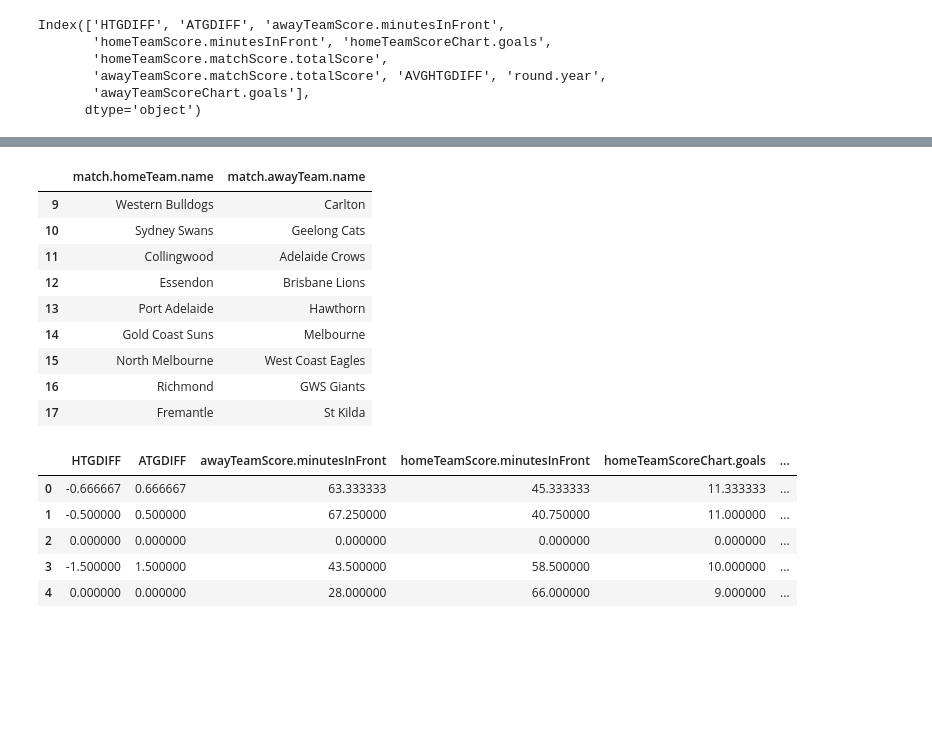
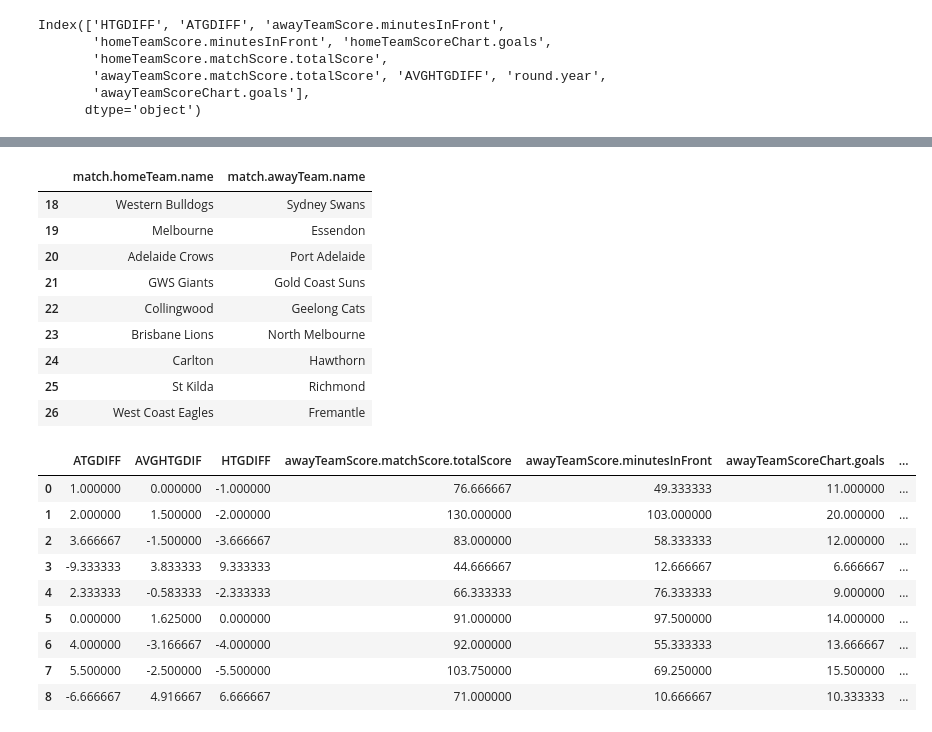
Before and after one commit to Sage-of-Sparta/probabilistic-afl-tipping, a Jupyter notebook: XGBoost_AFL_Prediction_Preprocessing.ipynb, the cells around one changed output, grey strips where cells are left out. Drawn from its saved outputs; the diff is of its cells as text; code cells hidden in the pictures; blank space fills up the shorter version.

Commit message:
run predictions for round 3

```diff
--- a/XGBoost_AFL_Prediction_Preprocessing.ipynb
+++ b/XGBoost_AFL_Prediction_Preprocessing.ipynb
@@ -52,7 +52,8 @@ df_fixture = pd.read_csv("data/fixture_2022.csv")
 print(df_fixture.shape)
 df_fixture.columns
 
-df_next_games_teams = df_fixture[(df_fixture['status'] != "CONCLUDED") & (df_fixture['round.roundNumber'] == 2)]
+# get right fixture rounds
+df_next_games_teams = df_fixture[(df_fixture['status'] != "CONCLUDED") & (df_fixture['round.roundNumber'] == 3)]
 df_next_games_teams = df_next_games_teams[['home.team.name','away.team.name']]
 df_next_games_teams = df_next_games_teams.rename(columns={'home.team.name': 'match.homeTeam.name', 'away.team.name': 'match.awayTeam.name'})
 df_next_games_teams
@@ -338,15 +339,15 @@ print(Y.shape)
 df_next_games_teams
 # %% [output]
 |  | match.homeTeam.name | match.awayTeam.name |
-| 9 | Western Bulldogs | Carlton |
-| 10 | Sydney Swans | Geelong Cats |
-| 11 | Collingwood | Adelaide Crows |
-| 12 | Essendon | Brisbane Lions |
-| 13 | Port Adelaide | Hawthorn |
-| 14 | Gold Coast Suns | Melbourne |
-| 15 | North Melbourne | West Coast Eagles |
-| 16 | Richmond | GWS Giants |
-| 17 | Fremantle | St Kilda |
+| 18 | Western Bulldogs | Sydney Swans |
+| 19 | Melbourne | Essendon |
+| 20 | Adelaide Crows | Port Adelaide |
+| 21 | GWS Giants | Gold Coast Suns |
+| 22 | Collingwood | Geelong Cats |
+| 23 | Brisbane Lions | North Melbourne |
+| 24 | Carlton | Hawthorn |
+| 25 | St Kilda | Richmond |
+| 26 | West Coast Eagles | Fremantle |
 # %%
 # how to make Z for test data
 
@@ -358,40 +359,44 @@ Z = pd.DataFrame()
 
 
 
 
 for index, row in df_next_games_teams.iterrows():
     home = row['match.homeTeam.name']
     away = row['match.awayTeam.name']
     tmp = df_all[(df_all['match.homeTeam.name']==home)&(df_all['match.awayTeam.name']==away)]
     tmp = tmp[predictable_columns].mean()
     #print("-----------")
     #print(tmp)
     #print("-----------")
 
     if math.isnan(tmp[0]):
         tmp[0] = 0
         tmp[1] = 0
         tmp[2] = 0
         tmp[3] = 0
         tmp[4] = 0
         tmp[5] = 0
         tmp[6] = 0
         tmp[7] = 0
         tmp[8] = 0
         tmp[9] = 0
 
 
     Z = Z.append({'HTGDIFF': tmp[0], 'ATGDIFF': tmp[1], 'awayTeamScore.minutesInFront': tmp[2], 'homeTeamScore.minutesInFront': tmp[3], 'homeTeamScoreChart.goals': tmp[4], 'homeTeamScore.matchScore.totalScore': tmp[5], 'awayTeamScore.matchScore.totalScore': tmp[6], 'AVGHTGDIF': tmp[7], 'round.year': 2022, 'awayTeamScoreChart.goals': tmp[9]}, ignore_index=True)
 
 
-Z.head()
+Z
 # %% [output]
-|  | HTGDIFF | ATGDIFF | awayTeamScore.minutesInFront | homeTeamScore.minutesInFront | homeTeamScoreChart.goals | ... |
-| 0 | -0.666667 | 0.666667 | 63.333333 | 45.333333 | 11.333333 | ... |
-| 1 | -0.500000 | 0.500000 | 67.250000 | 40.750000 | 11.000000 | ... |
-| 2 | 0.000000 | 0.000000 | 0.000000 | 0.000000 | 0.000000 | ... |
-| 3 | -1.500000 | 1.500000 | 43.500000 | 58.500000 | 10.000000 | ... |
-| 4 | 0.000000 | 0.000000 | 28.000000 | 66.000000 | 9.000000 | ... |
+|  | ATGDIFF | AVGHTGDIF | HTGDIFF | awayTeamScore.matchScore.totalScore | awayTeamScore.minutesInFront | awayTeamScoreChart.goals | ... |
+| 0 | 1.000000 | 0.000000 | -1.000000 | 76.666667 | 49.333333 | 11.000000 | ... |
+| 1 | 2.000000 | 1.500000 | -2.000000 | 130.000000 | 103.000000 | 20.000000 | ... |
+| 2 | 3.666667 | -1.500000 | -3.666667 | 83.000000 | 58.333333 | 12.000000 | ... |
+| 3 | -9.333333 | 3.833333 | 9.333333 | 44.666667 | 12.666667 | 6.666667 | ... |
+| 4 | 2.333333 | -0.583333 | -2.333333 | 66.333333 | 76.333333 | 9.000000 | ... |
+| 5 | 0.000000 | 1.625000 | 0.000000 | 91.000000 | 97.500000 | 14.000000 | ... |
+| 6 | 4.000000 | -3.166667 | -4.000000 | 92.000000 | 55.333333 | 13.666667 | ... |
+| 7 | 5.500000 | -2.500000 | -5.500000 | 103.750000 | 69.250000 | 15.500000 | ... |
+| 8 | -6.666667 | 4.916667 | 6.666667 | 71.000000 | 10.666667 | 10.333333 | ... |
 # %%
 X.to_pickle("pickle_files/X.pkl")
 Y.to_pickle("pickle_files/Y.pkl")
```
Also changed, not shown: parts of 9 cells of this notebook, 5 other files.
